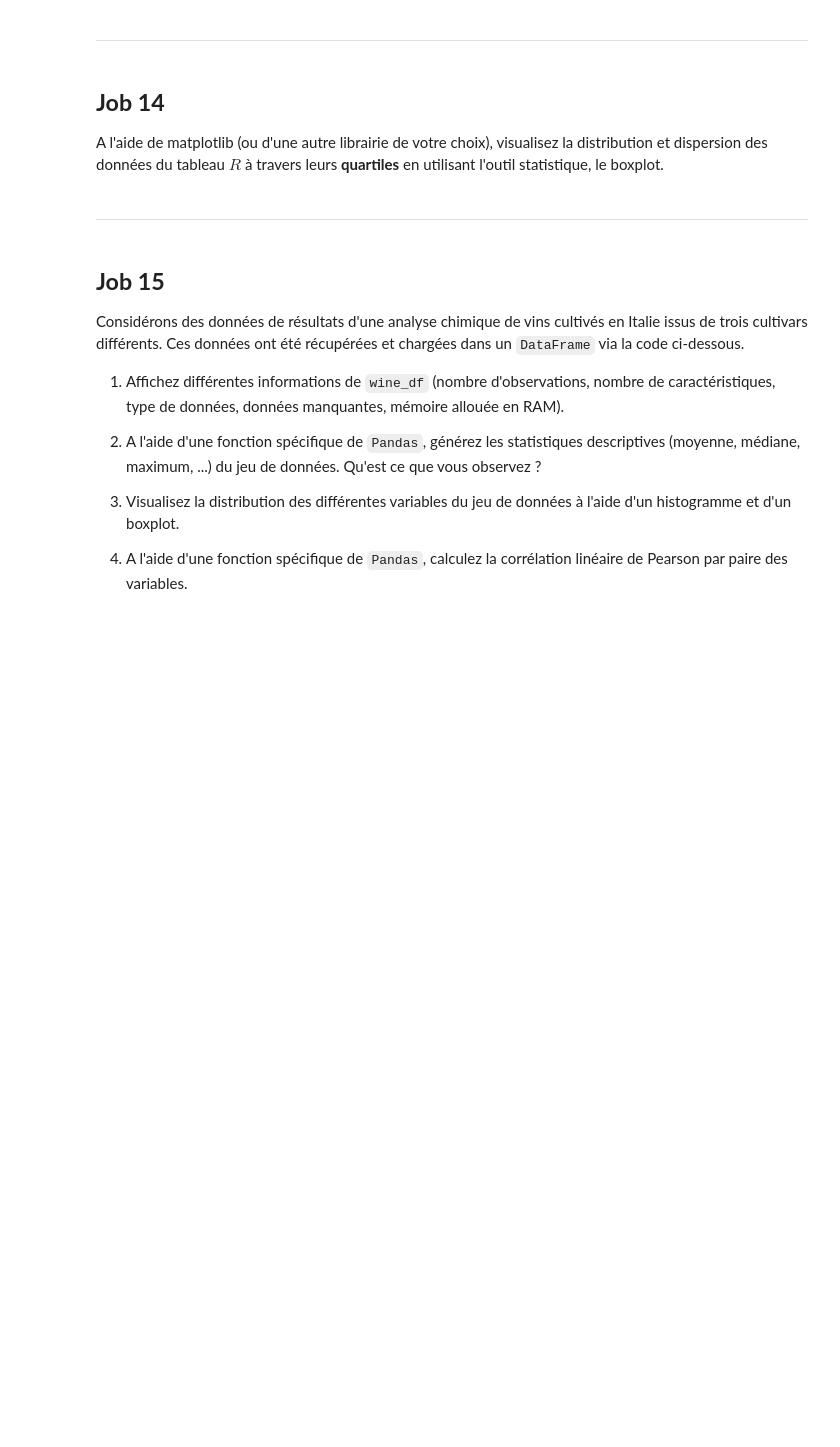
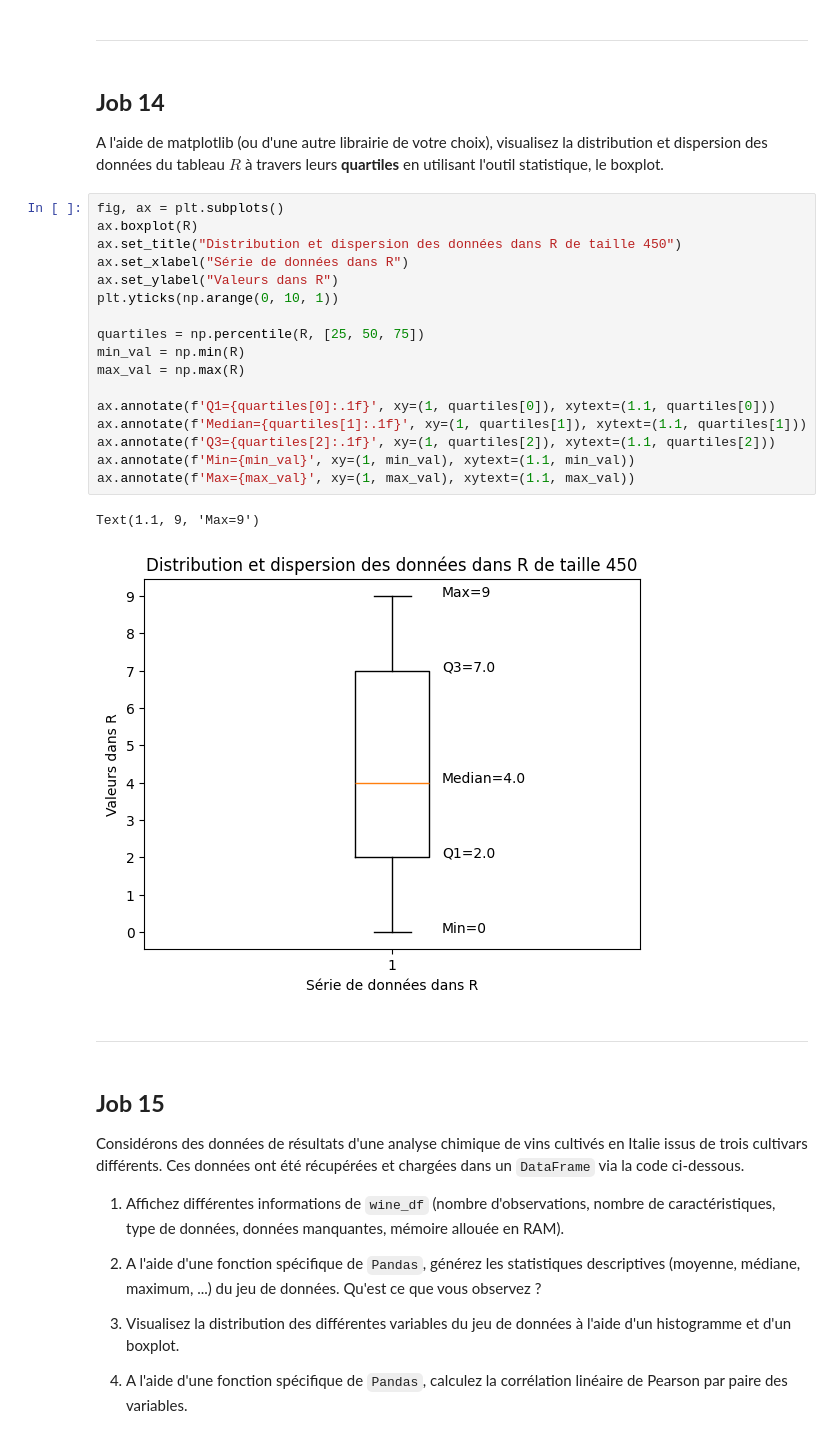
Before and after one commit to pierre-mazard/philomathia, a Jupyter notebook: Philomathia.ipynb, the cells around one changed output. Saved outputs shown, nothing was run; the diff lists cells and outputs as text; blank space fills up the shorter version.

```diff
--- a/Philomathia.ipynb
+++ b/Philomathia.ipynb
@@ -539,6 +702,26 @@ A l'aide de matplotlib (ou d'une autre librairie de votre choix), visualisez la
 # %% [markdown]
 ## **Job 14**
 A l'aide de matplotlib (ou d'une autre librairie de votre choix), visualisez la distribution et dispersion des données du tableau $R$ à travers leurs **quartiles** en utilisant l'outil statistique, le boxplot.
+# %%
+fig, ax = plt.subplots()
+ax.boxplot(R)
+ax.set_title("Distribution et dispersion des données dans R de taille 450")
+ax.set_xlabel("Série de données dans R")
+ax.set_ylabel("Valeurs dans R")
+plt.yticks(np.arange(0, 10, 1))
+
+quartiles = np.percentile(R, [25, 50, 75])
+min_val = np.min(R)
+max_val = np.max(R)
+
+ax.annotate(f'Q1={quartiles[0]:.1f}', xy=(1, quartiles[0]), xytext=(1.1, quartiles[0]))
+ax.annotate(f'Median={quartiles[1]:.1f}', xy=(1, quartiles[1]), xytext=(1.1, quartiles[1]))
+ax.annotate(f'Q3={quartiles[2]:.1f}', xy=(1, quartiles[2]), xytext=(1.1, quartiles[2]))
+ax.annotate(f'Min={min_val}', xy=(1, min_val), xytext=(1.1, min_val))
+ax.annotate(f'Max={max_val}', xy=(1, max_val), xytext=(1.1, max_val))
+# %% [output]
+Text(1.1, 9, 'Max=9')
+[figure, added]
 # %% [markdown]
 -----------------------------------------------------
 # %% [markdown]
```
Also changed, not shown: parts of 14 cells of this notebook.
